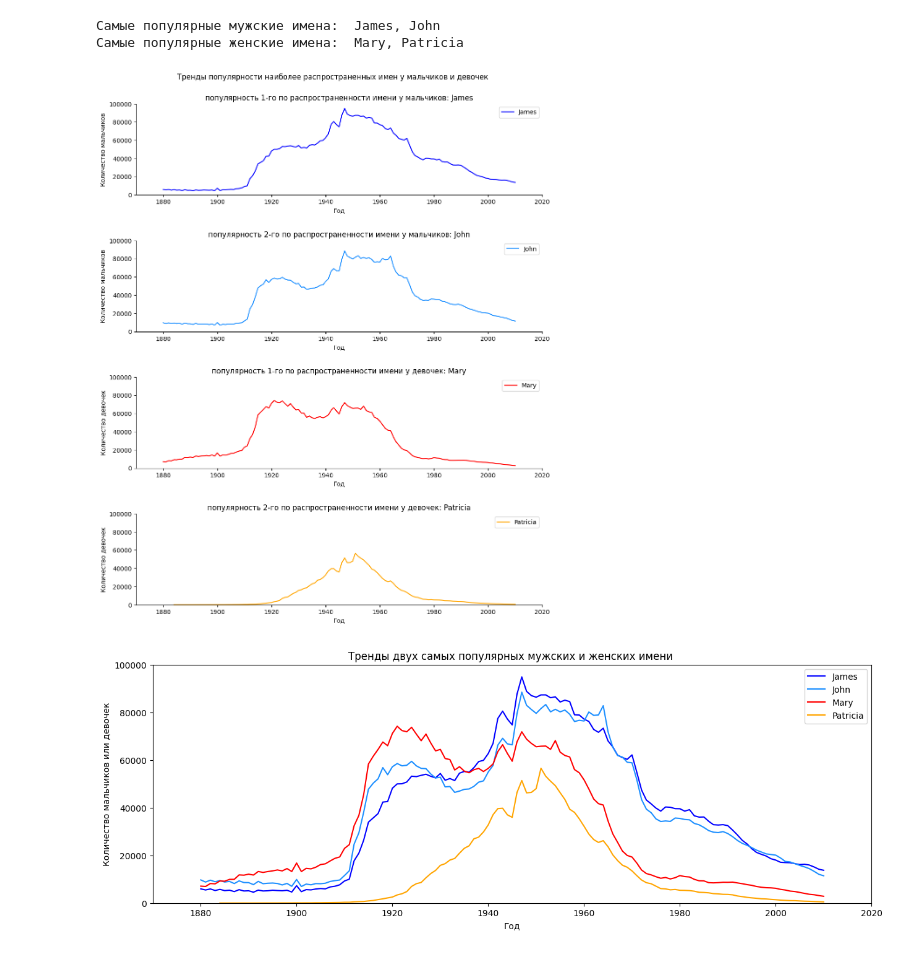
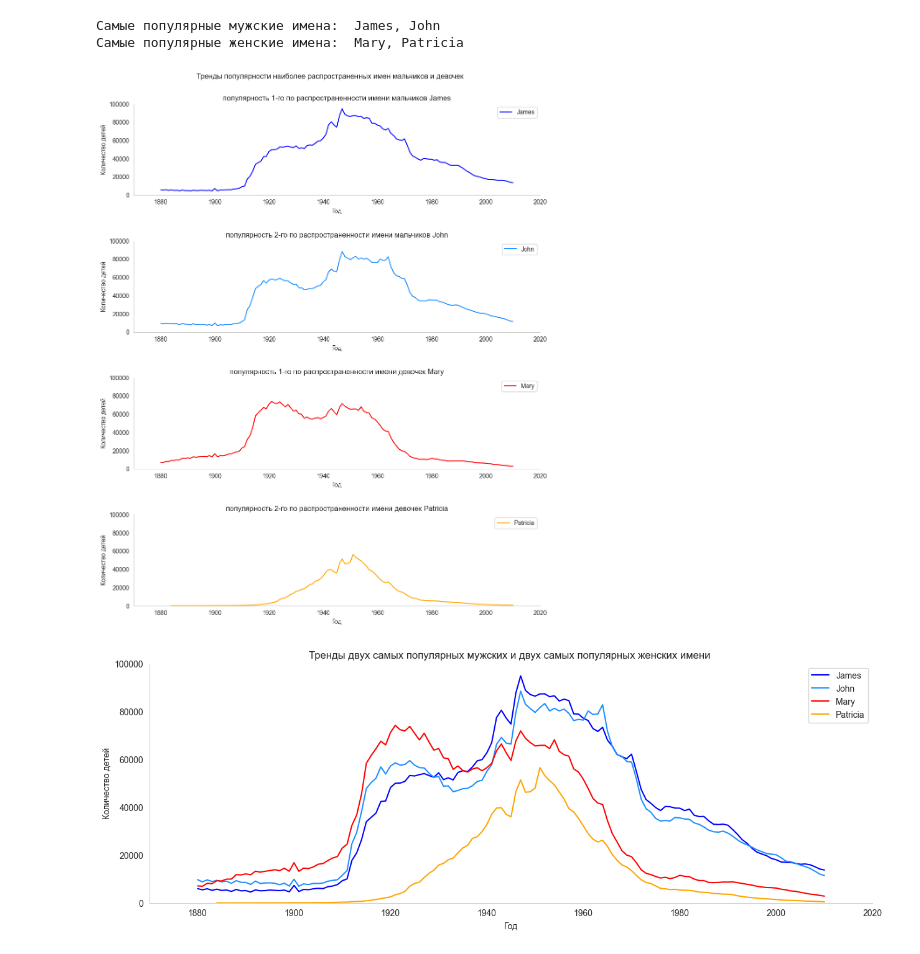
Before and after one commit to SeVlVershinin/py-base-homeworks, a Jupyter notebook: hw_04.ipynb, the cells around one changed output. Drawn from its saved outputs; the diff is of its cells as text; code cells hidden in the pictures.

```diff
--- a/hw_04.ipynb
+++ b/hw_04.ipynb
@@ -444,11 +457,14 @@ for ax, title in axes_infos:
 7. Опишите тренды в ячейке markdown под графиками.
 # %%
 # 1. Сгруппируйте нужным способом датафрейм babies и найдите 4 самых популярных имени за всю историю (2 женских и 2 мужских).
-# 2. Для каждого найденного имени создайте новый датафрейм вида babies_alisa и сохраните в него данные, сколько детей с таким именем рождалось каждый год.
 
-""" сгруппируем датасет по полу и имени и для каждой такой пары рассчитаем количество рожденных с соответствующим именем и полом детей,
-после чего отсортируем полученный датасет по этому количеству в убывающем порядке """
-babies_number_by_gender_and_name = babies.groupby(['sex', 'name'], as_index=False).agg({'number' : 'sum'}).sort_values('number', ascending=False)
+""" сгруппируем датасет по полу и имени и для каждой такой пары рассчитаем количество рожденных с соответствующим именем
+и полом детей, после чего отсортируем полученный датасет по этому количеству в убывающем порядке """
+babies_number_by_gender_and_name = (babies
+                                    .groupby(['sex', 'name'], as_index=False)
+                                    .agg({'number' : 'sum'})
+                                    .sort_values('number', ascending=False)
+                                    )
 
 """получим топ 2 мужских и топ 2 женских имен"""
 top_names = []
@@ -462,9 +478,27 @@ print('Самые популярные женские имена: ', ", ".join(t
 Самые популярные мужские имена:  James, John
 Самые популярные женские имена:  Mary, Patricia
 # %%
+# 2. Для каждого найденного имени создайте новый датафрейм вида babies_alisa и сохраните в него данные, сколько детей с таким
+# именем рождалось каждый год.
+
 """для найденных 4 имен создадим словари, которые будут содержать как информацию, необходимую для отображения тренда
 по имени на графике, так и сам датасет с информацией о количестве мальчиков или девочек с этим именем, рожденных в разные годы"""
-def get_top_names_data(use_gender_filter: bool = True):
+
+"""
+ЗАМЕЧАНИЕ! Указанный в начале ячейки пункт 2) в условии задачи можно интерпретировать двояко:
+а) для популярных женских имен можно учитывать количество девочек, рожденных с такими именами, а для
+популярных мужских - количество мальчиков с этими именами, что на первый взгляд кажется логичным;
+б) для любого популярного имени, будь то мужского или женского, можно учитывать количество всех детей,
+рожденных с такими именами, т.к. некоторыми именами называют и мальчиков и девочек.
+
+Т.к. в условии сказано "сколько детей с таким именем рождалось каждый год", то больше подходит вариант б).
+Будем считать его основным, но напишем код так, чтобы можно было с помощью флага (use_gender_filter) изменить
+принцип получения данных на вариант а).
+
+Графики, требуемые в задании, построим для варианта б), а после проанализируем тренды и для варианта а), проверив,
+отличаются ли они.
+"""
+def get_top_names_data(use_gender_filter: bool = False):
     result = []
     for i in range(4):
 
@@ -494,7 +528,7 @@ colors = ['blue', 'dodgerblue', 'red', 'orange']
 def draw_figures():
     fig, ax = plt.subplots(4, 1, figsize=(12,14))
     fig.subplots_adjust(top=0.93, hspace=0.5)
-    fig.suptitle('Тренды популярности наиболее распространенных имен у мальчиков и девочек')
+    fig.suptitle('Тренды популярности наиболее распространенных имен мальчиков и девочек')
 
 
     for i in range(4):
@@ -504,26 +538,36 @@ def draw_figures():
         ax[i].set_xlim(1870, 2020)
         ax[i].set_ylim(0, 100000)
         ax[i].set_xlabel('Год')
-        ax[i].set_ylabel(f'Количество {"мальчиков" if name_data["gender"] == "M" else "девочек"}')
-        ax[i].set_title(f'популярность {name_data["place"]}-го по распространенности имени у {"мальчиков" if name_data["gender"] == "M" else "девочек"}: {name_data["name"]}')
+        ax[i].set_ylabel(f'Количество детей')
+        ax[i].set_title(f'популярность {name_data["place"]}-го по распространенности имени '
+                        f'{"мальчиков" if name_data["gender"] == "M" else "девочек"} {name_data["name"]}')
 
+
+    """ ВНИМАНИЕ: СЛЕДУЮЩАЯ СТРОКА КОДА ОТКЛЮЧАЕТ У ГРАФИКОВ ПРАВУЮ И ВЕРХНЮЮ ГРАНИЦЫ РАМКИ, КАК ТРЕБУЕТСЯ В ЗАДАНИИ.
+    ИНОГДА СЛУЧАЙНЫМ ОБРАЗОМ СЛЕТАЮТ СТИЛИ ОФОРМЛЕНИЯ ДИАГРАММ Seaborn И ЭТА СТРОКА ПЕРЕСТАЕТ РАБОТАТЬ. ЕСЛИ ЭТО
+    ПРОИЗОШЛО, НУЖНО ПОПРОБОВАТЬ ПЕРЕЗАПУСТИТЬ НОУТБУК И НЕСКОЛЬКО РАЗ ВЫПОЛНИТЬ ВСЕ ЯЧЕЙКИ В НЕМ  """
     sns.despine(fig=fig, top=True, right=True)
 
 draw_figures()
 # %% [output]
-[figure, old version]
+[figure, new version]
 # %%
 # 7. Опишите тренды в ячейке markdown под графиками.
-plt.figure(figsize=(15,5))
+"""
+Чтобы увидеть не только тренды для отдельных имен, но и их взаимосвязь, дополнительно
+нарисуем все четыре линии на одном графике
+"""
+
+fig = plt.figure(figsize=(15,5))
 for i in range(4):
     name_data = top_names_data[i]
     sns.lineplot(data=name_data['data_frame'], x='year', y='number', color=colors[i], label=name_data['name'])
 plt.xlim(1870, 2020)
 plt.ylim(0, 100000)
 plt.xlabel('Год')
-plt.ylabel(f'Количество мальчиков или девочек')
-plt.title('Тренды двух самых популярных мужских и женских имени ')
+plt.ylabel(f'Количество детей')
+plt.title('Тренды двух самых популярных мужских и двух самых популярных женских имен')
 
 sns.despine(fig=fig, top=True, right=True)
 # %% [output]
-[figure, old version]
+[figure, new version]
```
Also changed, not shown: parts of 18 cells of this notebook.
